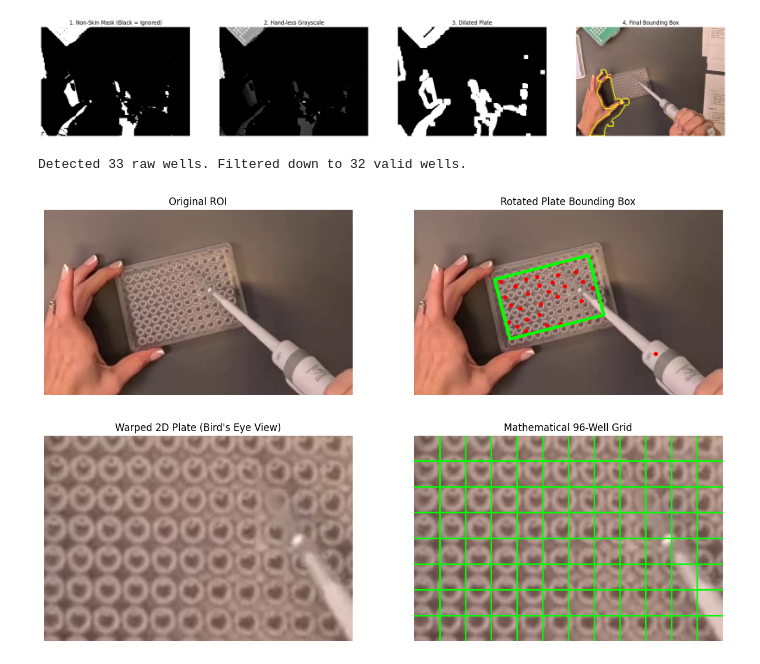
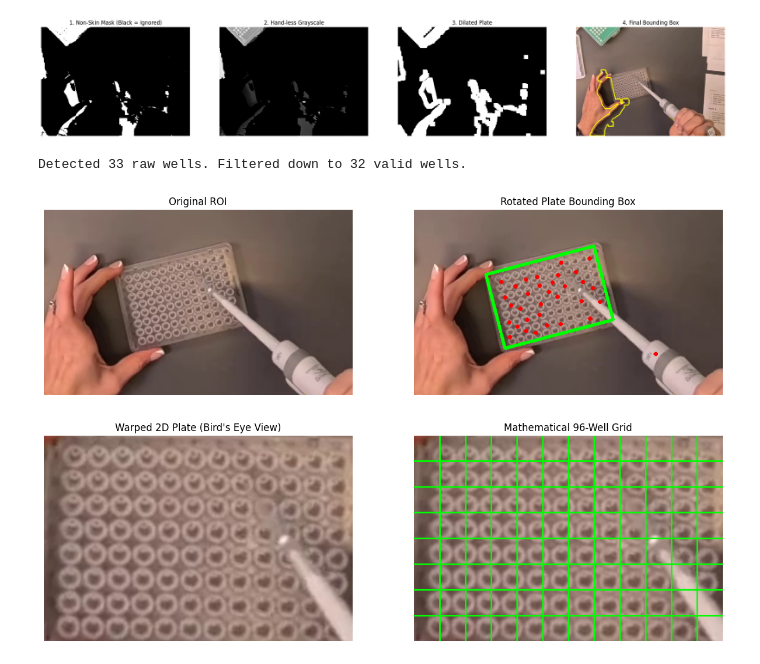
Before and after one commit to PavanKS17/multi-view-action-recognition, a Jupyter notebook: notebooks/eda_registration.ipynb, the cells around one changed output. Drawn from its saved outputs; the diff is of its cells as text; code cells hidden in the pictures.

```diff
--- a/notebooks/eda_registration.ipynb
+++ b/notebooks/eda_registration.ipynb
@@ -289,38 +289,46 @@ if circles is not None:
         if dist < 180:
             valid_points.append(pt)
 
     valid_points = np.array(valid_points, dtype=np.float32)
 
-    # --- 4. Rotated Bounding Box ---
-    # minAreaRect finds the tightest fitting rotated rectangle around our valid points
+    # --- 4. Padded Rotated Bounding Box ---
+    # minAreaRect finds the tightest box around our valid centers
     rect = cv2.minAreaRect(valid_points)
 
-    # Get the 4 corners of the rotated rectangle
-    box = cv2.boxPoints(rect)
+    # Unpack the rectangle tuple
+    (cx, cy), (w, h), angle = rect
+
+    # Add padding to expand the box outward (grabbing the full outer wells)
+    # 40 pixels total means it expands ~20 pixels on each side
+    padding = 24
+    padded_rect = ((cx, cy), (w + padding, h + padding), angle)
+
+    # Get the 4 corners of the padded rectangle
+    box = cv2.boxPoints(padded_rect)
     plate_corners = np.int32(box)
 
     # Draw the rotated box in thick green
     cv2.drawContours(output_frame, [plate_corners], 0, (0, 255, 0), 3)
 
     print(f"Detected {len(points)} raw wells. Filtered down to {len(valid_points)} valid wells.")
 else:
     print("Failed to detect any wells.")
 
 # --- 5. Display ---
 fig, axes = plt.subplots(1, 2, figsize=(15, 8))
 
 axes[0].imshow(cropped_frame)
 axes[0].set_title("Original ROI")
 axes[0].axis('off')
 
 axes[1].imshow(output_frame)
 axes[1].set_title("Rotated Plate Bounding Box")
 axes[1].axis('off')
 
 plt.show()
 # %% [output]
 Detected 33 raw wells. Filtered down to 32 valid wells.
-[figure, old version]
+[figure, new version]
 # %%
 # --- 1. Helper Function to Order Corners ---
 def order_points(pts):
@@ -399,4 +407,4 @@ axes[1].axis('off')
 
 plt.show()
 # %% [output]
-[figure, old version]
+[figure, new version]
```
